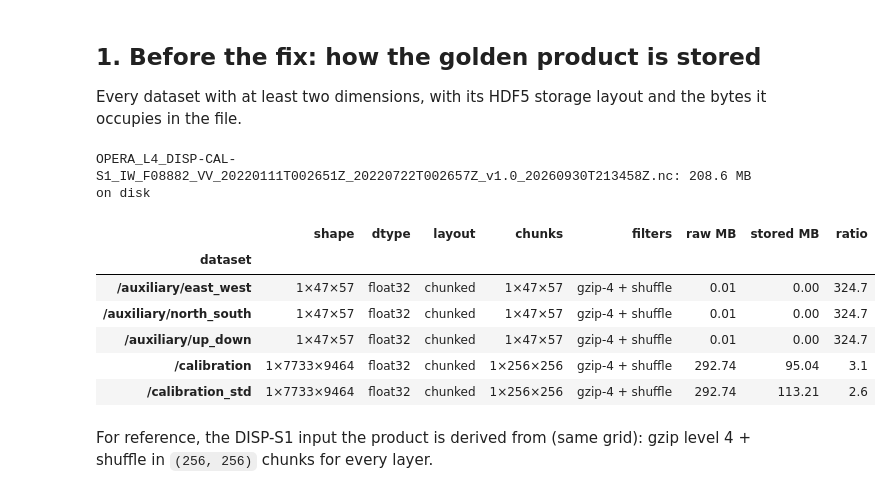
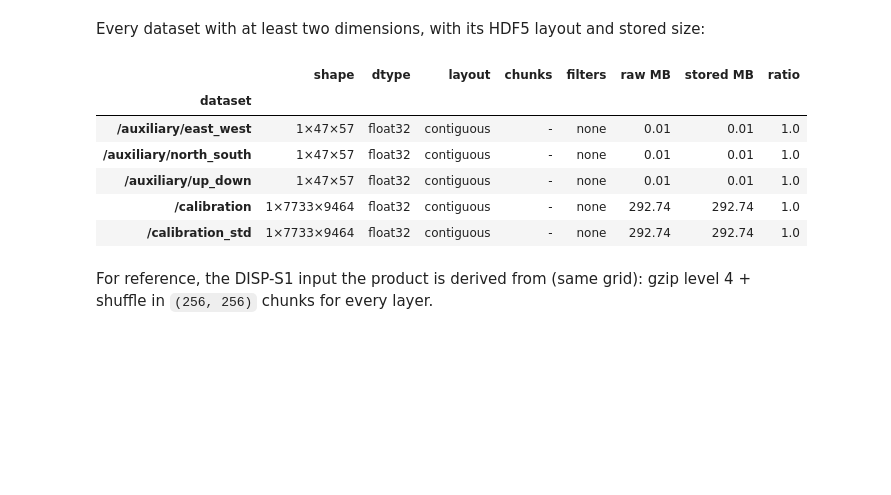
Before and after one commit to mgovorcin/cal-disp, a Jupyter notebook: docs/notebooks/04_product_encoding.ipynb, the cells around one changed output. Saved outputs shown, nothing was run; the diff lists cells and outputs as text; code cells hidden in the pictures; blank space fills up the shorter version.

```diff
--- a/docs/notebooks/04_product_encoding.ipynb
+++ b/docs/notebooks/04_product_encoding.ipynb
@@ -49,0 +58,14 @@ golden output: OPERA_L4_DISP-CAL-S1_IW_F08882_VV_20220111T002651Z_20220722T00265
+# %%
+import subprocess
+import types
+
+OLD_COMMIT = "d0901b3"  # gamma-release before the product fixes (d0548bf..79ab02a)
+
+
+def old_module(rel_path: str) -> types.ModuleType:
+    """Import one module of the pre-fix code straight from git history."""
+    src = subprocess.check_output(["git", "-C", str(REPO), "show", f"{OLD_COMMIT}:{rel_path}"], text=True)
+    mod = types.ModuleType("old_" + Path(rel_path).stem.strip("_"))
+    mod.__file__ = f"{OLD_COMMIT}:{rel_path}"
+    exec(compile(src, mod.__file__, "exec"), mod.__dict__)
+    return mod
@@ -50,47 +124,44 @@ golden output: OPERA_L4_DISP-CAL-S1_IW_F08882_VV_20220111T002651Z_20220722T00265
 # %% [markdown]
-## 1. Before the fix: how the golden product is stored
-
-Every dataset with at least two dimensions, with its HDF5 storage layout and the bytes it
-occupies in the file.
+Every dataset with at least two dimensions, with its HDF5 layout and stored size:
 # %%
 def storage_table(path, min_ndim=2):
     """Layout, filters and stored size of every raster dataset of an HDF5/NetCDF file."""
     rows = []
 
     def visit(name, obj):
         if isinstance(obj, h5py.Dataset) and obj.ndim >= min_ndim:
             raw = obj.size * obj.dtype.itemsize
             stored = obj.id.get_storage_size()
             rows.append({
                 "dataset": "/" + name,
                 "shape": "×".join(map(str, obj.shape)),
                 "dtype": str(obj.dtype),
                 "layout": "chunked" if obj.chunks else "contiguous",
                 "chunks": "×".join(map(str, obj.chunks)) if obj.chunks else "-",
                 "filters": (f"{obj.compression}-{obj.compression_opts}" if obj.compression else "none")
                 + (" + shuffle" if obj.shuffle else ""),
                 "raw MB": round(raw / 1e6, 2),
                 "stored MB": round(stored / 1e6, 2),
                 "ratio": round(raw / stored, 1) if stored else float("nan"),
             })
 
     with h5py.File(path) as f:
         f.visititems(visit)
     return pd.DataFrame(rows).set_index("dataset")
 
 
-golden_table = storage_table(GOLDEN_NC)
-print(f"{GOLDEN_NC.name}: {GOLDEN_NC.stat().st_size / 1e6:.1f} MB on disk")
-golden_table
+before_table = storage_table(BEFORE_NC)
+assert (before_table.loc[["/calibration", "/calibration_std"], "layout"] == "contiguous").all()
+assert (before_table["filters"] == "none").all()
+before_table
 # %% [output]
-OPERA_L4_DISP-CAL-S1_IW_F08882_VV_20220111T002651Z_20220722T002657Z_v1.0_20260930T213458Z.nc: 208.6 MB on disk
 |  | shape | dtype | layout | chunks | filters | raw MB | stored MB | ratio |
 | dataset |  |  |  |  |  |  |  |  |
-| /auxiliary/east_west | 1×47×57 | float32 | chunked | 1×47×57 | gzip-4 + shuffle | 0.01 | 0.00 | 324.7 |
-| /auxiliary/north_south | 1×47×57 | float32 | chunked | 1×47×57 | gzip-4 + shuffle | 0.01 | 0.00 | 324.7 |
-| /auxiliary/up_down | 1×47×57 | float32 | chunked | 1×47×57 | gzip-4 + shuffle | 0.01 | 0.00 | 324.7 |
-| /calibration | 1×7733×9464 | float32 | chunked | 1×256×256 | gzip-4 + shuffle | 292.74 | 95.04 | 3.1 |
-| /calibration_std | 1×7733×9464 | float32 | chunked | 1×256×256 | gzip-4 + shuffle | 292.74 | 113.21 | 2.6 |
+| /auxiliary/east_west | 1×47×57 | float32 | contiguous | - | none | 0.01 | 0.01 | 1.0 |
+| /auxiliary/north_south | 1×47×57 | float32 | contiguous | - | none | 0.01 | 0.01 | 1.0 |
+| /auxiliary/up_down | 1×47×57 | float32 | contiguous | - | none | 0.01 | 0.01 | 1.0 |
+| /calibration | 1×7733×9464 | float32 | contiguous | - | none | 292.74 | 292.74 | 1.0 |
+| /calibration_std | 1×7733×9464 | float32 | contiguous | - | none | 292.74 | 292.74 | 1.0 |
 # %% [markdown]
 For reference, the DISP-S1 input the product is derived from (same grid): gzip level 4 +
 shuffle in `(256, 256)` chunks for every layer.
```
Also changed, not shown: parts of 13 cells of this notebook.
